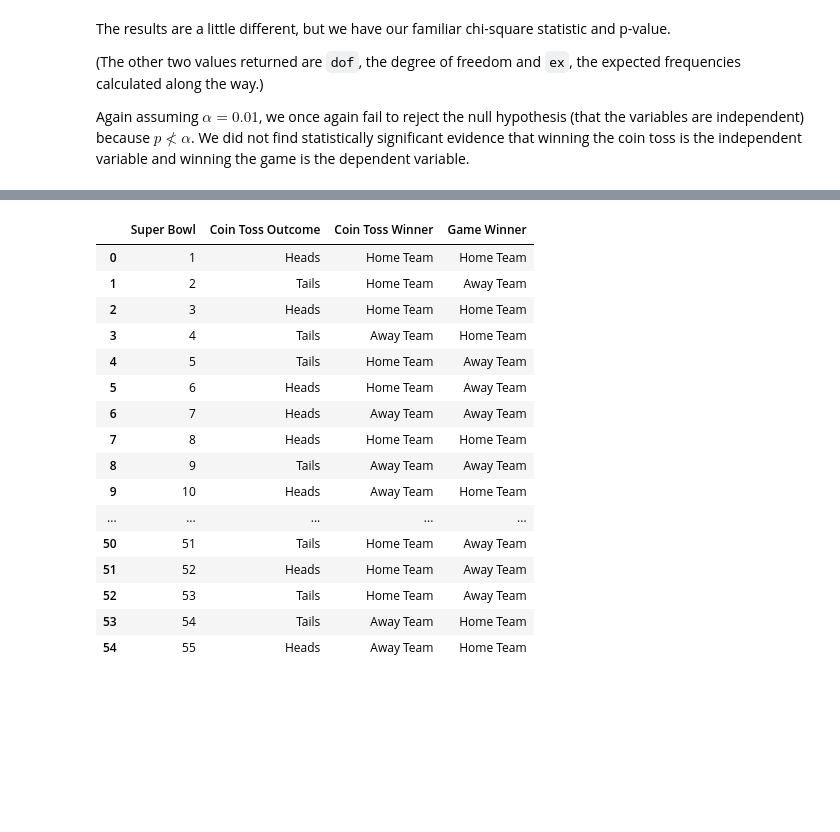
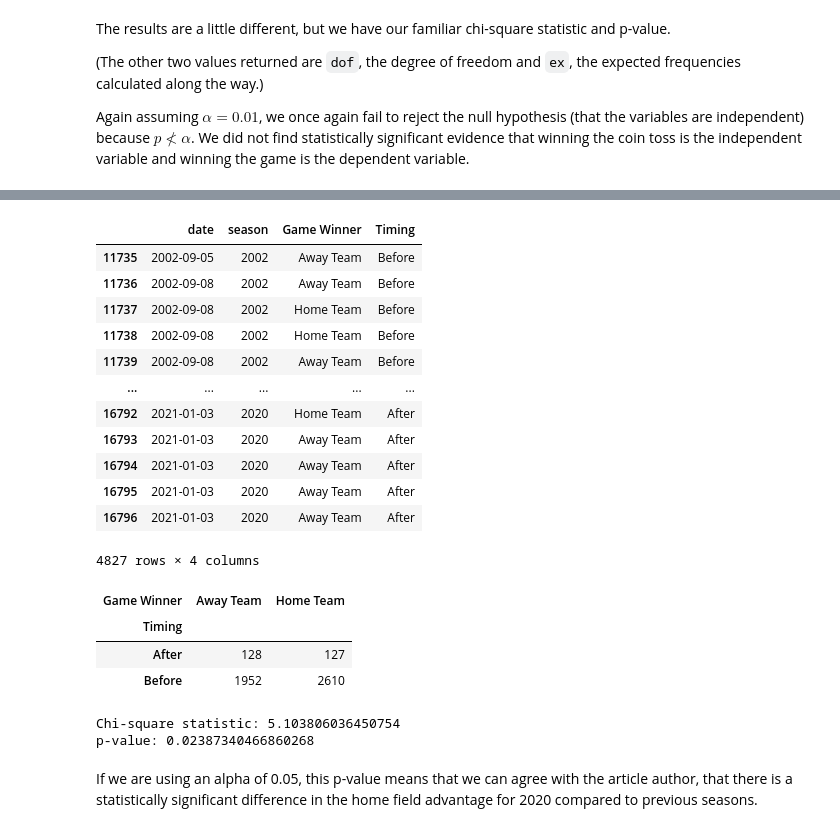
Before and after one commit to learn-co-curriculum/dsc-chi-square, a Jupyter notebook: index.ipynb, the cells around one changed output, grey strips where cells are left out. Saved outputs shown, nothing was run; the diff lists cells and outputs as text; code cells hidden in the pictures; blank space fills up the shorter version.

Commit message:
copy edits, homogeneity example, wrap up

```diff
--- a/index.ipynb
+++ b/index.ipynb
@@ -340,20 +347,37 @@ pd.DataFrame(new_table)
-# %%
-sb_data
-# %% [output]
-|  | Super Bowl | Coin Toss Outcome | Coin Toss Winner | Game Winner |
-| 0 | 1 | Heads | Home Team | Home Team |
-| 1 | 2 | Tails | Home Team | Away Team |
-| 2 | 3 | Heads | Home Team | Home Team |
-| 3 | 4 | Tails | Away Team | Home Team |
-| 4 | 5 | Tails | Home Team | Away Team |
-| 5 | 6 | Heads | Home Team | Away Team |
-| 6 | 7 | Heads | Away Team | Away Team |
-| 7 | 8 | Heads | Home Team | Home Team |
-| 8 | 9 | Tails | Away Team | Away Team |
-| 9 | 10 | Heads | Away Team | Home Team |
-| ... | ... | ... | ... | ... |
-| 50 | 51 | Tails | Home Team | Away Team |
-| 51 | 52 | Heads | Home Team | Away Team |
-| 52 | 53 | Tails | Home Team | Away Team |
-| 53 | 54 | Tails | Away Team | Home Team |
-| 54 | 55 | Heads | Away Team | Home Team |
+# %%
+nfl_data_subset = nfl_data[nfl_data["season"] >= 2002].copy()
+nfl_data_subset.loc[nfl_data_subset["season"] <= 2019, "Timing"] = "Before"
+nfl_data_subset.loc[nfl_data_subset["season"] > 2019, "Timing"] = "After"
+nfl_data_subset[["date", "season", "Game Winner", "Timing"]]
+# %% [output]
+|  | date | season | Game Winner | Timing |
+| 11735 | 2002-09-05 | 2002 | Away Team | Before |
+| 11736 | 2002-09-08 | 2002 | Away Team | Before |
+| 11737 | 2002-09-08 | 2002 | Home Team | Before |
+| 11738 | 2002-09-08 | 2002 | Home Team | Before |
+| 11739 | 2002-09-08 | 2002 | Away Team | Before |
+| ... | ... | ... | ... | ... |
+| 16792 | 2021-01-03 | 2020 | Home Team | After |
+| 16793 | 2021-01-03 | 2020 | Away Team | After |
+| 16794 | 2021-01-03 | 2020 | Away Team | After |
+| 16795 | 2021-01-03 | 2020 | Away Team | After |
+| 16796 | 2021-01-03 | 2020 | Away Team | After |
+4827 rows × 4 columns
+# %%
+homogeneity_table = pd.crosstab(nfl_data_subset["Timing"], nfl_data_subset["Game Winner"])
+homogeneity_table
+# %% [output]
+| Game Winner | Away Team | Home Team |
+| Timing |  |  |
+| After | 128 | 127 |
+| Before | 1952 | 2610 |
+# %%
+chi2, p, dof, ex = stats.chi2_contingency(homogeneity_table)
+
+print("Chi-square statistic:", chi2)
+print("p-value:", p)
+# %% [output]
+Chi-square statistic: 5.103806036450754
+p-value: 0.02387340466860268
+# %% [markdown]
+If we are using an alpha of 0.05, this p-value means that we can agree with the article author, that there is a statistically significant difference in the home field advantage for 2020 compared to previous seasons.
```
Also changed, not shown: parts of 21 cells of this notebook, 6 other files.
